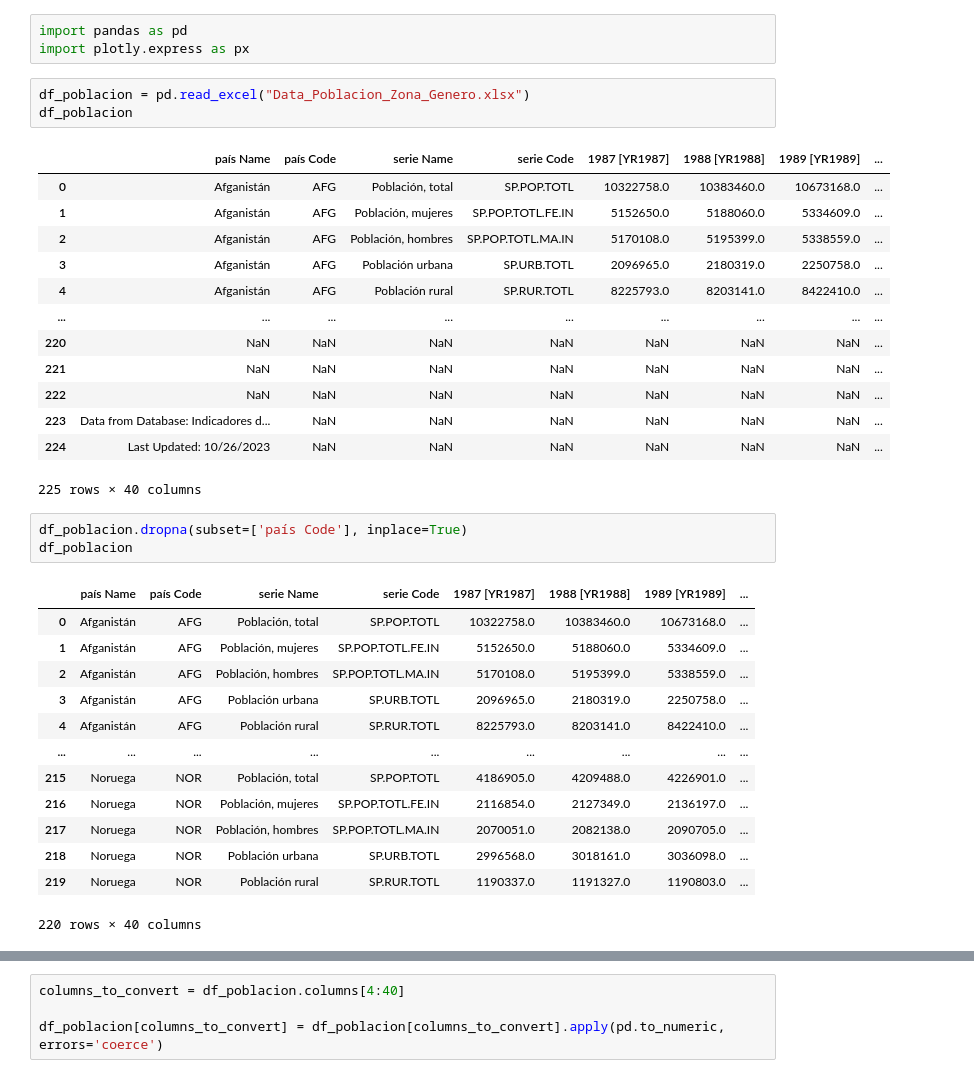
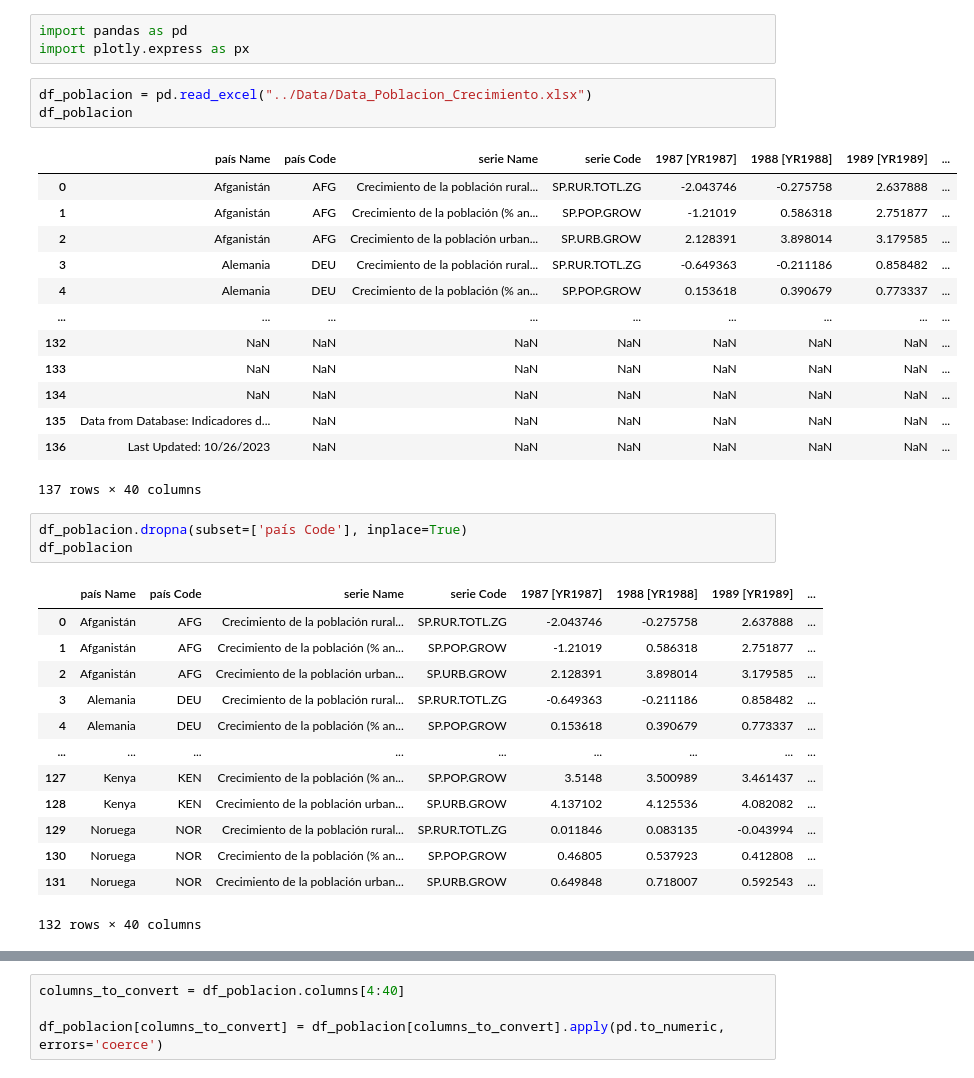
Before and after one commit to fercof87/PF-Esperanza-De-Vida, a Jupyter notebook: EDA/EDA/EDA_Poblacion_Cre.ipynb, the cells around one changed output, grey strips where cells are left out. Cells and saved outputs as stored; diff of their text form.

```diff
--- a/EDA/EDA_Poblacion_zona.ipynb
+++ b/EDA/EDA/EDA_Poblacion_Cre.ipynb
@@ -2,39 +2,39 @@
 import pandas as pd
 import plotly.express as px
 # %%
-df_poblacion = pd.read_excel("Data_Poblacion_Zona_Genero.xlsx")
+df_poblacion = pd.read_excel("../Data/Data_Poblacion_Crecimiento.xlsx")
 df_poblacion
 # %% [output]
 |  | país Name | país Code | serie Name | serie Code | 1987 [YR1987] | 1988 [YR1988] | 1989 [YR1989] | ... |
-| 0 | Afganistán | AFG | Población, total | SP.POP.TOTL | 10322758.0 | 10383460.0 | 10673168.0 | ... |
-| 1 | Afganistán | AFG | Población, mujeres | SP.POP.TOTL.FE.IN | 5152650.0 | 5188060.0 | 5334609.0 | ... |
-| 2 | Afganistán | AFG | Población, hombres | SP.POP.TOTL.MA.IN | 5170108.0 | 5195399.0 | 5338559.0 | ... |
-| 3 | Afganistán | AFG | Población urbana | SP.URB.TOTL | 2096965.0 | 2180319.0 | 2250758.0 | ... |
-| 4 | Afganistán | AFG | Población rural | SP.RUR.TOTL | 8225793.0 | 8203141.0 | 8422410.0 | ... |
+| 0 | Afganistán | AFG | Crecimiento de la población rural... | SP.RUR.TOTL.ZG | -2.043746 | -0.275758 | 2.637888 | ... |
+| 1 | Afganistán | AFG | Crecimiento de la población (% an... | SP.POP.GROW | -1.21019 | 0.586318 | 2.751877 | ... |
+| 2 | Afganistán | AFG | Crecimiento de la población urban... | SP.URB.GROW | 2.128391 | 3.898014 | 3.179585 | ... |
+| 3 | Alemania | DEU | Crecimiento de la población rural... | SP.RUR.TOTL.ZG | -0.649363 | -0.211186 | 0.858482 | ... |
+| 4 | Alemania | DEU | Crecimiento de la población (% an... | SP.POP.GROW | 0.153618 | 0.390679 | 0.773337 | ... |
 | ... | ... | ... | ... | ... | ... | ... | ... | ... |
-| 220 | NaN | NaN | NaN | NaN | NaN | NaN | NaN | ... |
-| 221 | NaN | NaN | NaN | NaN | NaN | NaN | NaN | ... |
-| 222 | NaN | NaN | NaN | NaN | NaN | NaN | NaN | ... |
-| 223 | Data from Database: Indicadores d... | NaN | NaN | NaN | NaN | NaN | NaN | ... |
-| 224 | Last Updated: 10/26/2023 | NaN | NaN | NaN | NaN | NaN | NaN | ... |
+| 132 | NaN | NaN | NaN | NaN | NaN | NaN | NaN | ... |
+| 133 | NaN | NaN | NaN | NaN | NaN | NaN | NaN | ... |
+| 134 | NaN | NaN | NaN | NaN | NaN | NaN | NaN | ... |
+| 135 | Data from Database: Indicadores d... | NaN | NaN | NaN | NaN | NaN | NaN | ... |
+| 136 | Last Updated: 10/26/2023 | NaN | NaN | NaN | NaN | NaN | NaN | ... |
-225 rows × 40 columns
+137 rows × 40 columns
 # %%
 df_poblacion.dropna(subset=['país Code'], inplace=True)
 df_poblacion
 # %% [output]
 |  | país Name | país Code | serie Name | serie Code | 1987 [YR1987] | 1988 [YR1988] | 1989 [YR1989] | ... |
-| 0 | Afganistán | AFG | Población, total | SP.POP.TOTL | 10322758.0 | 10383460.0 | 10673168.0 | ... |
-| 1 | Afganistán | AFG | Población, mujeres | SP.POP.TOTL.FE.IN | 5152650.0 | 5188060.0 | 5334609.0 | ... |
-| 2 | Afganistán | AFG | Población, hombres | SP.POP.TOTL.MA.IN | 5170108.0 | 5195399.0 | 5338559.0 | ... |
-| 3 | Afganistán | AFG | Población urbana | SP.URB.TOTL | 2096965.0 | 2180319.0 | 2250758.0 | ... |
-| 4 | Afganistán | AFG | Población rural | SP.RUR.TOTL | 8225793.0 | 8203141.0 | 8422410.0 | ... |
+| 0 | Afganistán | AFG | Crecimiento de la población rural... | SP.RUR.TOTL.ZG | -2.043746 | -0.275758 | 2.637888 | ... |
+| 1 | Afganistán | AFG | Crecimiento de la población (% an... | SP.POP.GROW | -1.21019 | 0.586318 | 2.751877 | ... |
+| 2 | Afganistán | AFG | Crecimiento de la población urban... | SP.URB.GROW | 2.128391 | 3.898014 | 3.179585 | ... |
+| 3 | Alemania | DEU | Crecimiento de la población rural... | SP.RUR.TOTL.ZG | -0.649363 | -0.211186 | 0.858482 | ... |
+| 4 | Alemania | DEU | Crecimiento de la población (% an... | SP.POP.GROW | 0.153618 | 0.390679 | 0.773337 | ... |
 | ... | ... | ... | ... | ... | ... | ... | ... | ... |
-| 215 | Noruega | NOR | Población, total | SP.POP.TOTL | 4186905.0 | 4209488.0 | 4226901.0 | ... |
-| 216 | Noruega | NOR | Población, mujeres | SP.POP.TOTL.FE.IN | 2116854.0 | 2127349.0 | 2136197.0 | ... |
-| 217 | Noruega | NOR | Población, hombres | SP.POP.TOTL.MA.IN | 2070051.0 | 2082138.0 | 2090705.0 | ... |
-| 218 | Noruega | NOR | Población urbana | SP.URB.TOTL | 2996568.0 | 3018161.0 | 3036098.0 | ... |
-| 219 | Noruega | NOR | Población rural | SP.RUR.TOTL | 1190337.0 | 1191327.0 | 1190803.0 | ... |
+| 127 | Kenya | KEN | Crecimiento de la población (% an... | SP.POP.GROW | 3.5148 | 3.500989 | 3.461437 | ... |
+| 128 | Kenya | KEN | Crecimiento de la población urban... | SP.URB.GROW | 4.137102 | 4.125536 | 4.082082 | ... |
+| 129 | Noruega | NOR | Crecimiento de la población rural... | SP.RUR.TOTL.ZG | 0.011846 | 0.083135 | -0.043994 | ... |
+| 130 | Noruega | NOR | Crecimiento de la población (% an... | SP.POP.GROW | 0.46805 | 0.537923 | 0.412808 | ... |
+| 131 | Noruega | NOR | Crecimiento de la población urban... | SP.URB.GROW | 0.649848 | 0.718007 | 0.592543 | ... |
-220 rows × 40 columns
+132 rows × 40 columns
 # %%
 df_poblacion.info()
 # %% [output]
```
Also changed, not shown: parts of 21 cells of this notebook, 24 other files.
